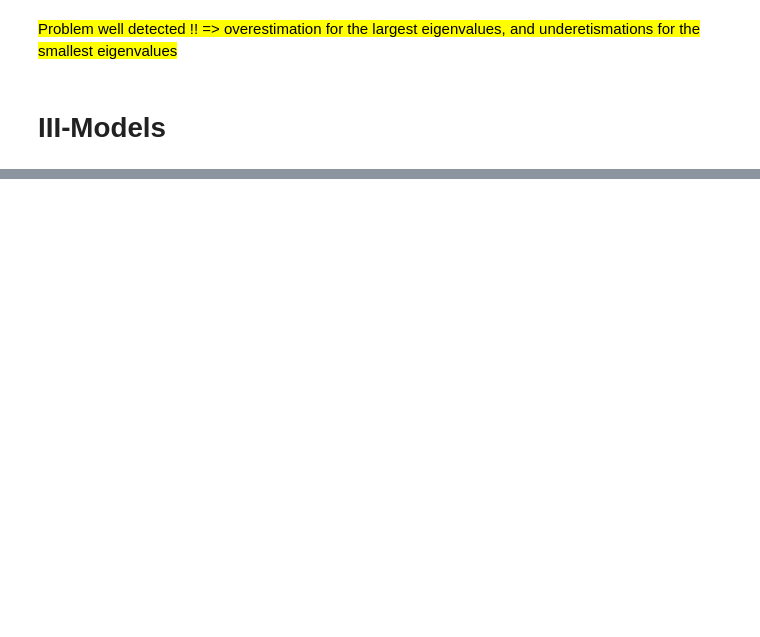
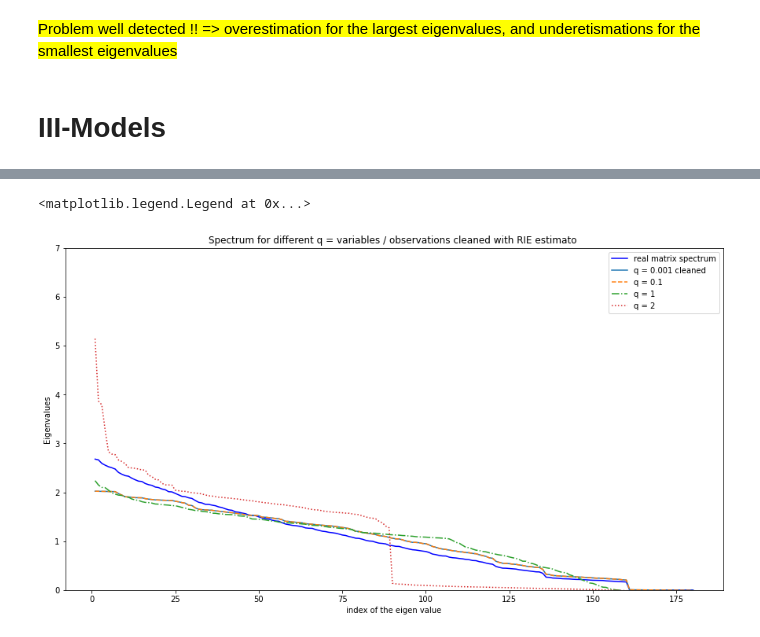
Before and after one commit to Abdelmouise/Pspectrum, a Jupyter notebook: Notebooks/Autoencoder_implementation.ipynb, the cells around one changed output, grey strips where cells are left out. Drawn from its saved outputs; the diff is of its cells as text; code cells hidden in the pictures; blank space fills up the shorter version.

Commit message:
correcting correlation matrix with RIE estimator

```diff
--- a/Notebooks/Autoencoder_implementation.ipynb
+++ b/Notebooks/Autoencoder_implementation.ipynb
@@ -197,0 +182,42 @@ help(optimalShrinkage)
+# %%
+#Calculate the RIE estimator to clean correlation matrix
+data_cleaned_matrix_rie = rie_estimator.get_rie(data, normalize = True, max_ones = True)
+data_01_cleaned_matrix_rie = rie_estimator.get_rie(data_01, normalize = True, max_ones = True)
+data_1_cleaned_matrix_rie = rie_estimator.get_rie(data_1, normalize = True, max_ones = True)
+data_2_cleaned_matrix_rie = rie_estimator.get_rie(data_2, normalize = True, max_ones = True)
+# %%
+#calculate matrix spectra
+spectrum_cleaned_rie =  LA.eig(data_cleaned_matrix_rie)[0]
+spectrum_cleaned_rie.sort()
+spectrum_cleaned_rie = spectrum_cleaned_rie[::-1]
+
+spectrum_01_cleaned_rie =  LA.eig(data_01_cleaned_matrix_rie)[0]
+spectrum_01_cleaned_rie.sort()
+spectrum_01_cleaned_rie = spectrum_01_cleaned_rie[::-1]
+
+spectrum_1_cleaned_rie =  LA.eig(data_1_cleaned_matrix_rie)[0]
+spectrum_1_cleaned_rie.sort()
+spectrum_1_cleaned_rie = spectrum_1_cleaned_rie[::-1]
+
+spectrum_2_cleaned_rie =  LA.eig(data_2_cleaned_matrix_rie)[0]
+spectrum_2_cleaned_rie.sort()
+spectrum_2_cleaned_rie= spectrum_2_cleaned_rie[::-1]
+# %%
+#plot corrected matrix spectra
+plt.figure(figsize=(15,8))
+
+plt.plot(x, spectrum, linestyle='-', color ='blue',label = 'real matrix spectrum')
+plt.plot(x, spectrum_cleaned_rie, linestyle='-',label = 'q = 0.001 cleaned ')
+plt.plot(x, spectrum_01_cleaned_rie, linestyle='--',label = 'q = 0.1')
+plt.plot(x, spectrum_1_cleaned_rie, linestyle='-.',label = 'q = 1')
+plt.plot(x, spectrum_2_cleaned_rie, linestyle=':',label = 'q = 2')
+
+plt.title("Spectrum for different q = variables / observations cleaned with RIE estimato ")
+plt.xlabel("index of the eigen value")
+plt.ylabel("Eigenvalues")
+
+plt.ylim(0,7)
+plt.legend()
+# %% [output]
+<matplotlib.legend.Legend at 0x...>
+[figure, added]
```
Also changed, not shown: parts of 13 cells of this notebook.
